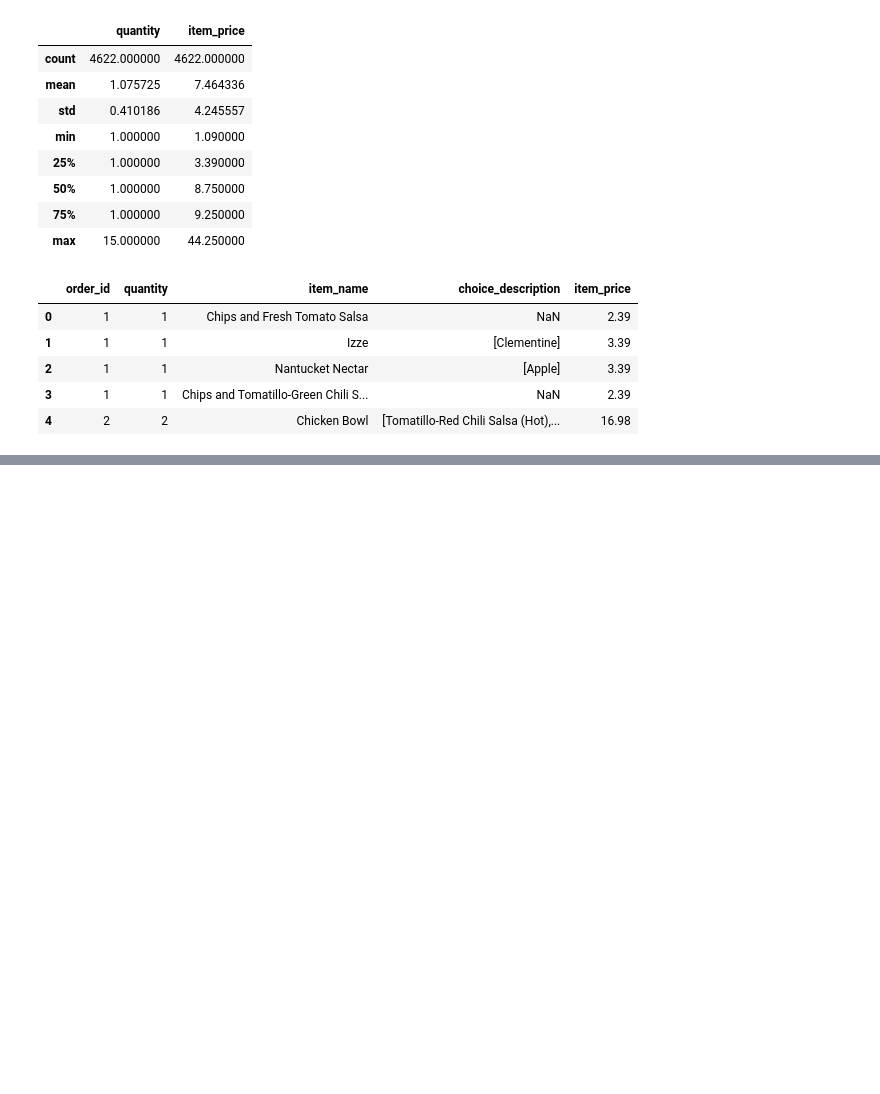
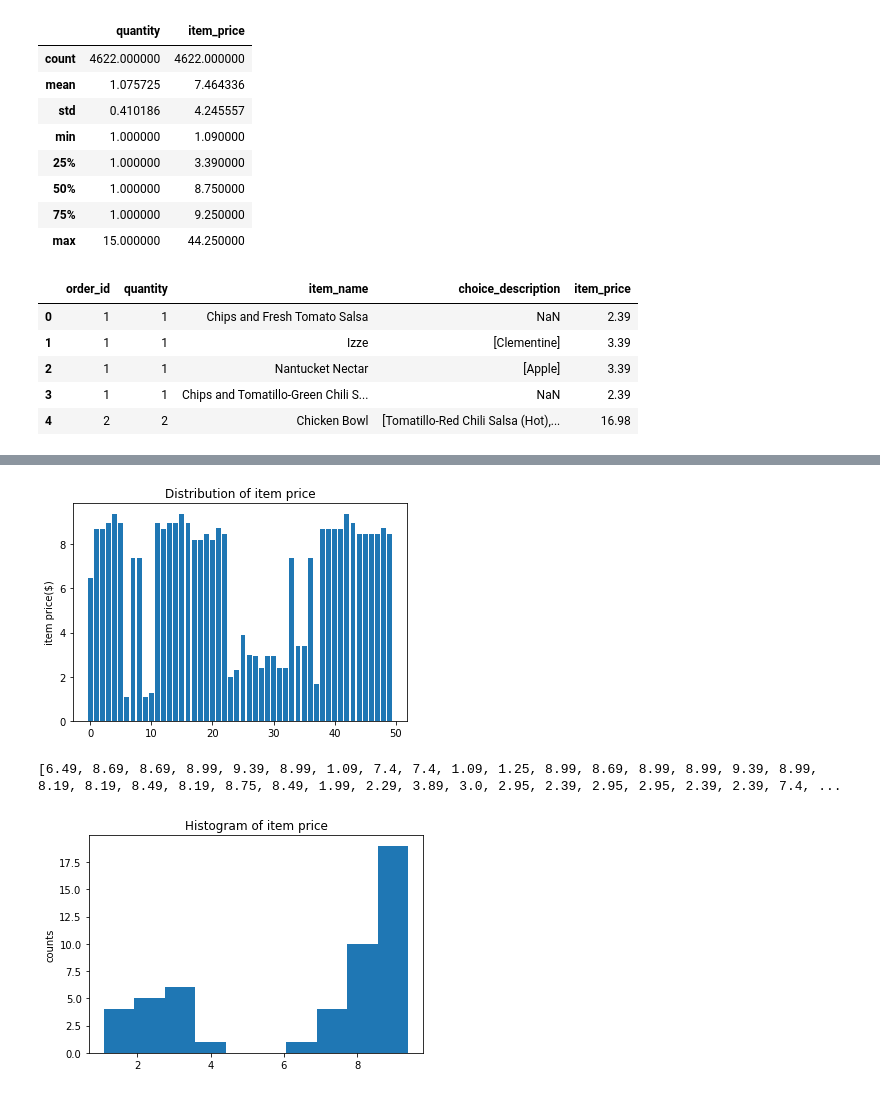
Before and after one commit to kellyshaprk/DataAnalysisExercise_Anaconda_Jupyter, a Jupyter notebook: chipotle.ipynb, the cells around one changed output, grey strips where cells are left out. Drawn from its saved outputs; the diff is of its cells as text; code cells hidden in the pictures; blank space fills up the shorter version.

```diff
--- a/chipotle.ipynb
+++ b/chipotle.ipynb
@@ -217,0 +309,13 @@ chipo.head()
+# %%
+# 각 아이템의 가격 구하기
+
+# 1) 동일 아이템 하나만 구매한 주문 선별
+chipo_one_item = chipo[chipo.quantity == 1]
+#print(chipo_one_item)
+
+# 2) 이름을 기준으로 groupby연산, 그리고 최소값 계산
+price_per_item = chipo_one_item.groupby('item_name').min()
+#print(price_per_item)
+
+# 3) item_price를 기준으로 정렬
+price_per_item.sort_values(by = 'item_price', ascending = False)[:10]
@@ -217,0 +335,21 @@ chipo.head()
+# %%
+# 그래프 출력
+item_name_list = price_per_item.index.tolist()
+x_pos = np.arange(len(item_name_list))
+item_price = price_per_item['item_price'].tolist()
+
+plt.bar(x_pos, item_price, align='center')
+plt.ylabel('item price($)')
+plt.title('Distribution of item price')
+plt.show()
+
+# 아이템 가격 히스토그램 출력
+print(item_price)
+plt.hist(item_price)
+plt.ylabel('counts')
+plt.title('Histogram of item price')
+plt.show()
+# %% [output]
+[figure, added]
+[6.49, 8.69, 8.69, 8.99, 9.39, 8.99, 1.09, 7.4, 7.4, 1.09, 1.25, 8.99, 8.69, 8.99, 8.99, 9.39, 8.99, 8.19, 8.19, 8.49, 8.19, 8.75, 8.49, 1.99, 2.29, 3.89, 3.0, 2.95, 2.39, 2.95, 2.95, 2.39, 2.39, 7.4, ...
+[figure, added]
```
Also changed, not shown: parts of 14 cells of this notebook.
